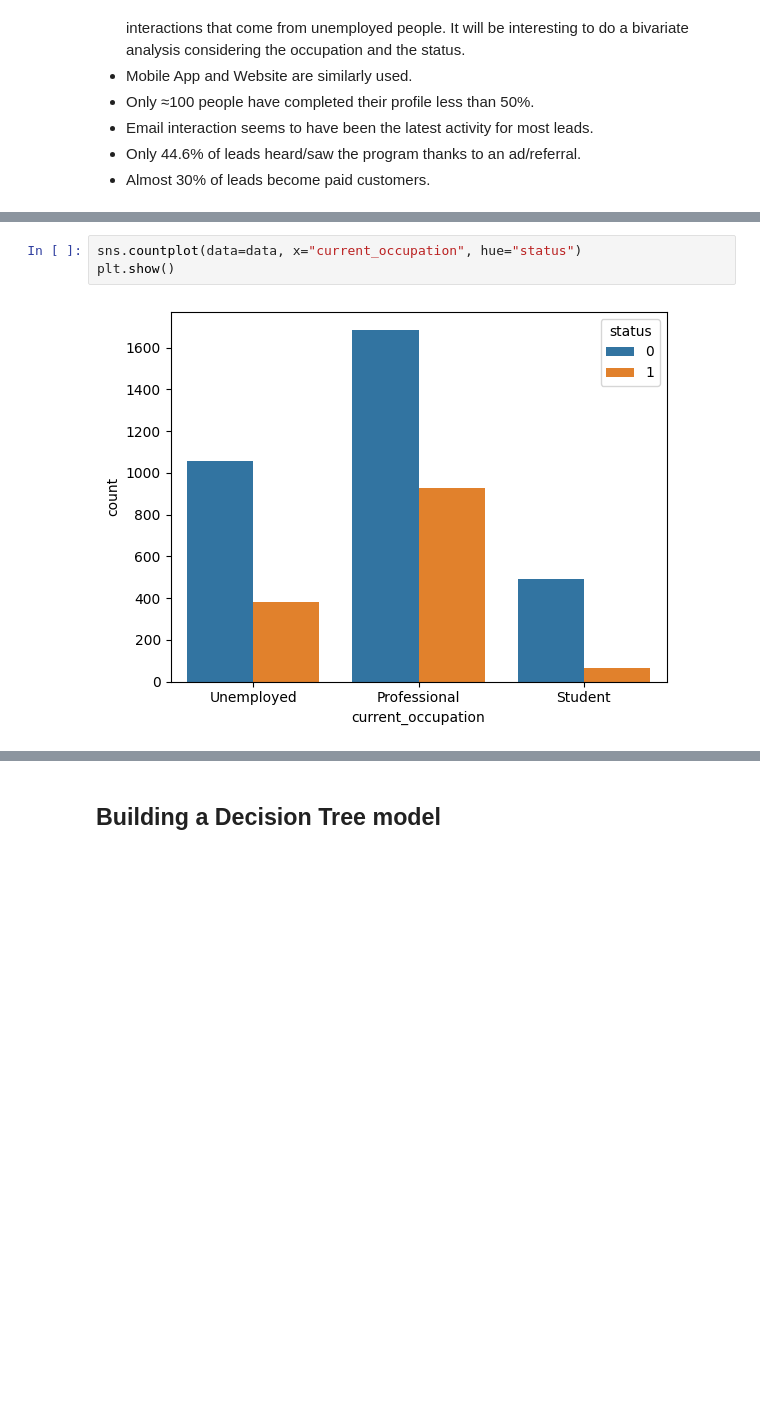
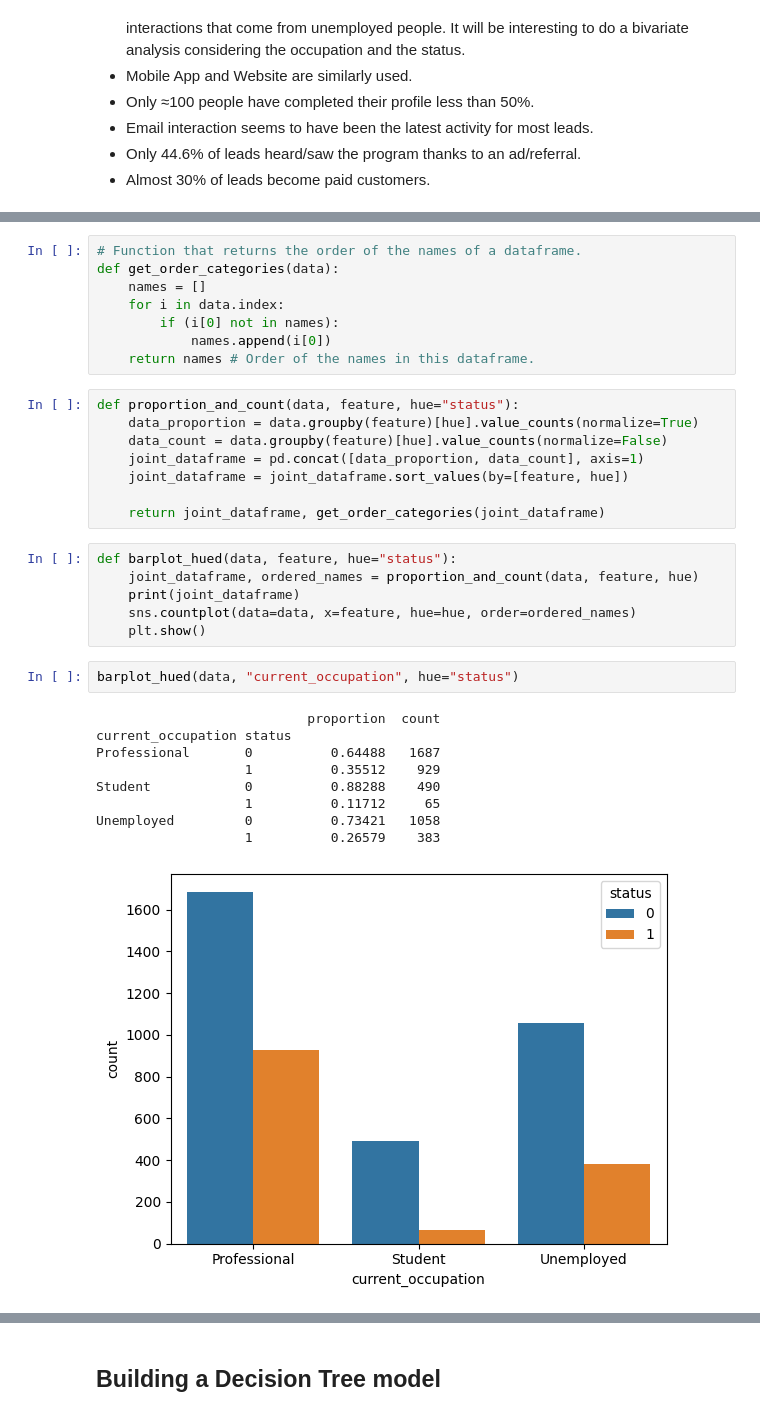
Before and after one commit to jpreyesm03/ExtraaLearn-Machine-Learning-Models, a Jupyter notebook: FCV Potential Customers Prediction.ipynb, the cells around one changed output, grey strips where cells are left out. Saved outputs shown, nothing was run; the diff lists cells and outputs as text; blank space fills up the shorter version.

```diff
--- a/FCV Potential Customers Prediction.ipynb
+++ b/FCV Potential Customers Prediction.ipynb
@@ -392,5 +429,34 @@ plt.show()
+# %%
+# Function that returns the order of the names of a dataframe.
+def get_order_categories(data):
+    names = []
+    for i in data.index:
+        if (i[0] not in names):
+            names.append(i[0])
+    return names # Order of the names in this dataframe.
+# %%
+def proportion_and_count(data, feature, hue="status"):
+    data_proportion = data.groupby(feature)[hue].value_counts(normalize=True)
+    data_count = data.groupby(feature)[hue].value_counts(normalize=False)
+    joint_dataframe = pd.concat([data_proportion, data_count], axis=1)
+    joint_dataframe = joint_dataframe.sort_values(by=[feature, hue])
+
+    return joint_dataframe, get_order_categories(joint_dataframe)
+# %%
+def barplot_hued(data, feature, hue="status"):
+    joint_dataframe, ordered_names = proportion_and_count(data, feature, hue)
+    print(joint_dataframe)
+    sns.countplot(data=data, x=feature, hue=hue, order=ordered_names)
+    plt.show()
 # %%
-sns.countplot(data=data, x="current_occupation", hue="status")
-plt.show()
+barplot_hued(data, "current_occupation", hue="status")
 # %% [output]
+                           proportion  count
+current_occupation status
+Professional       0          0.64488   1687
+                   1          0.35512    929
+Student            0          0.88288    490
+                   1          0.11712     65
+Unemployed         0          0.73421   1058
+                   1          0.26579    383
-[figure, old version]
+[figure, new version]
```
Also changed, not shown: parts of 15 cells of this notebook.
